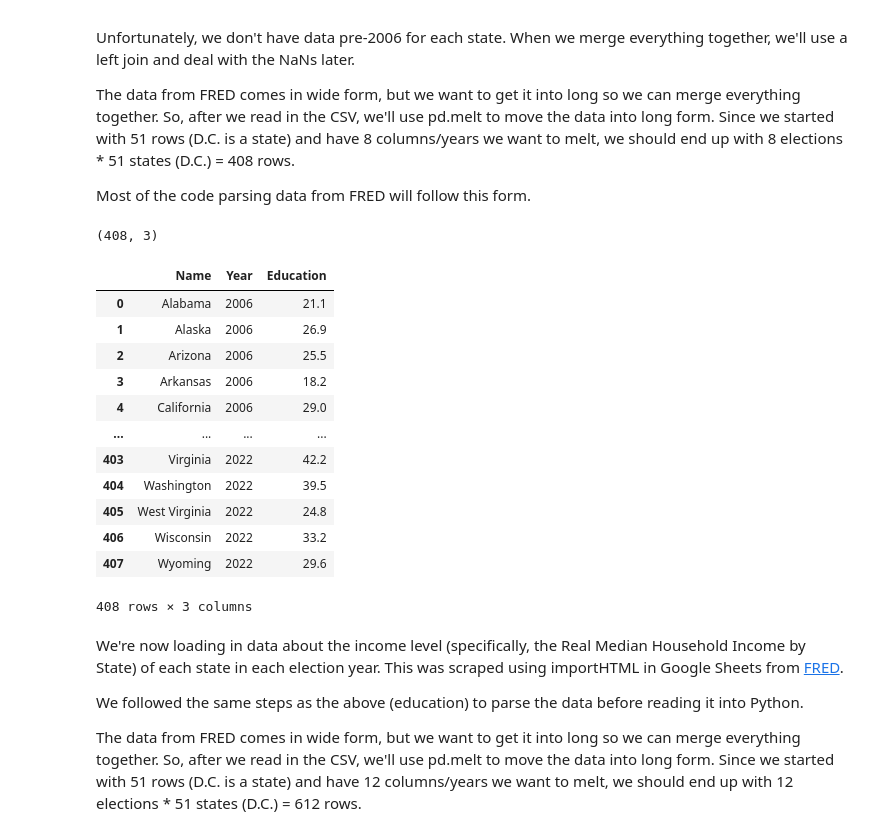
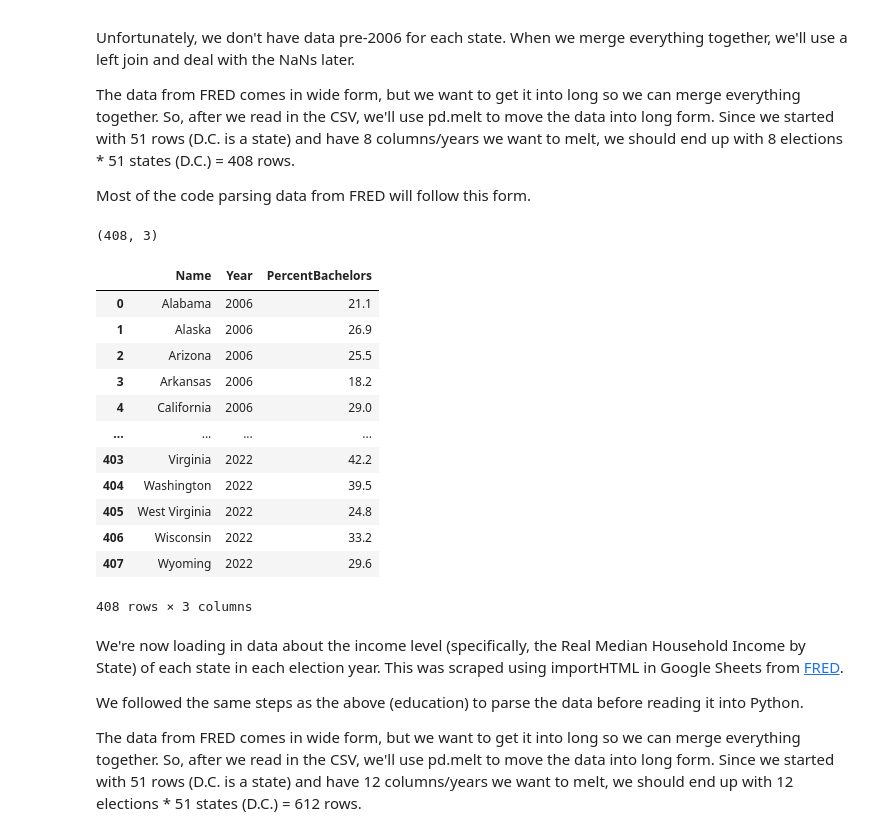
Before and after one commit to nikhilc52/info2950, a Jupyter notebook: ElectionDemographics.ipynb, the cells around one changed output. Saved outputs shown, nothing was run; the diff lists cells and outputs as text; code cells hidden in the pictures.

```diff
--- a/ElectionDemographics.ipynb
+++ b/ElectionDemographics.ipynb
@@ -153,17 +110,18 @@ The data from FRED comes in wide form, but we want to get it into long so we can
 
 Most of the code parsing data from FRED will follow this form.
 # %%
+
 #read in the data
 education = pd.read_csv('data/education.csv', thousands=",")
 #melt the data into long form
-education = education.melt(id_vars=['Name'],value_name="Education",var_name="Year")
+education = education.melt(id_vars=['Name'],value_name="PercentBachelors",var_name="Year")
 #printing the shape should yield 408 rows
 print(education.shape)
 #print education to verify
 education
 # %% [output]
 (408, 3)
-|  | Name | Year | Education |
+|  | Name | Year | PercentBachelors |
 | 0 | Alabama | 2006 | 21.1 |
 | 1 | Alaska | 2006 | 26.9 |
 | 2 | Arizona | 2006 | 25.5 |
```
Also changed, not shown: parts of 12 cells of this notebook, 3 other files.
